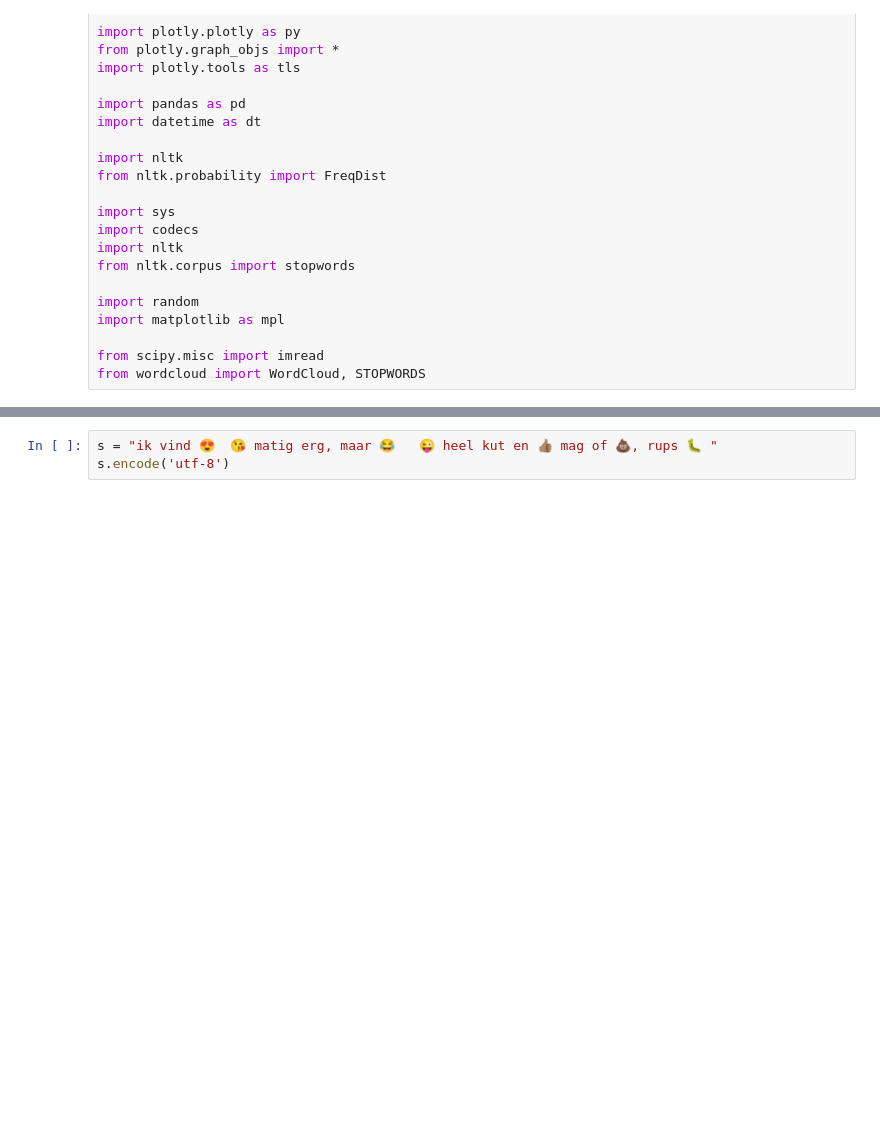
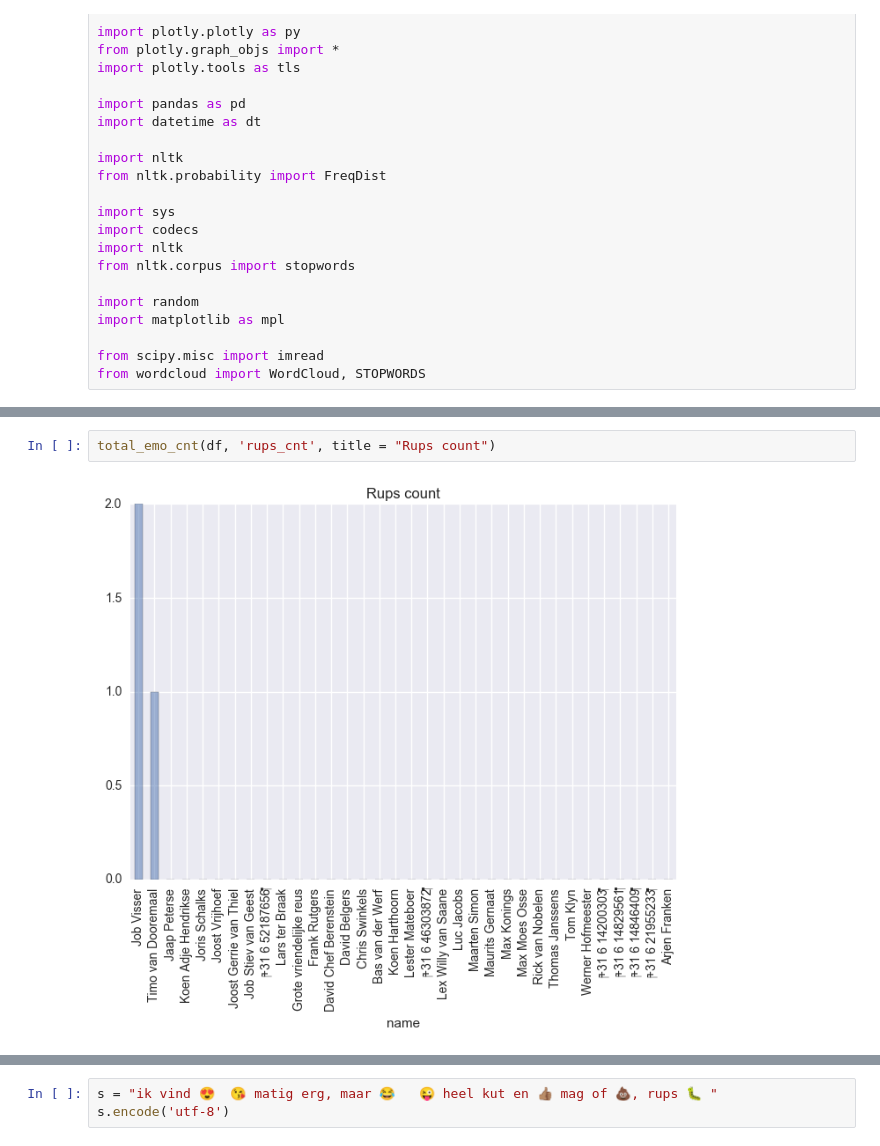
Before and after one commit to jobvisser03/21-text-mining, a Jupyter notebook: 21-text-mining.ipynb, the cells around one changed output, grey strips where cells are left out. Cells and saved outputs as stored; diff of their text form; blank space fills up the shorter version.

```diff
--- a/21-text-mining.ipynb
+++ b/21-text-mining.ipynb
@@ -60,0 +219,4 @@ df['weekday'] = df['weekday'].astype('category')
+# %%
+total_emo_cnt(df, 'rups_cnt', title = "Rups count")
+# %% [output]
+[figure, added]
```
Also changed, not shown: parts of 27 cells of this notebook.
